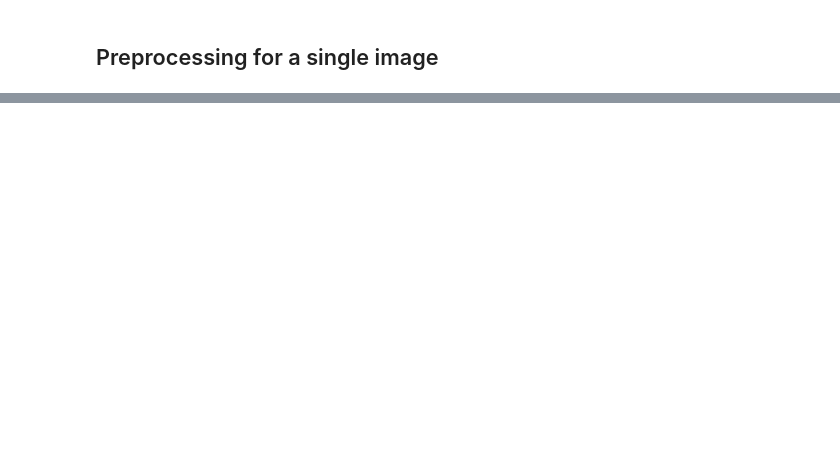
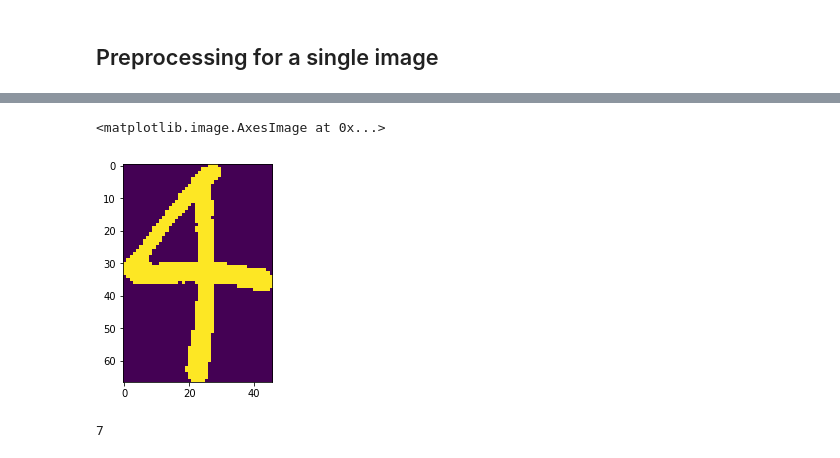
Before and after one commit to lord-blueberry/CompVis, a Jupyter notebook: Assignment1.ipynb, the cells around one changed output, grey strips where cells are left out. Cells and saved outputs as stored; diff of their text form; code cells hidden in the pictures; blank space fills up the shorter version.

```diff
--- a/Assignment1.ipynb
+++ b/Assignment1.ipynb
@@ -163,0 +186,10 @@ array([[238., 739.],
+# %%
+i =2
+plt.imshow(regions[i].image)
+# %% [output]
+<matplotlib.image.AxesImage at 0x...>
+[figure, added]
+# %%
+print(len(regions))
+# %% [output]
+7
```
Also changed, not shown: parts of 19 cells of this notebook, 1 other file.
